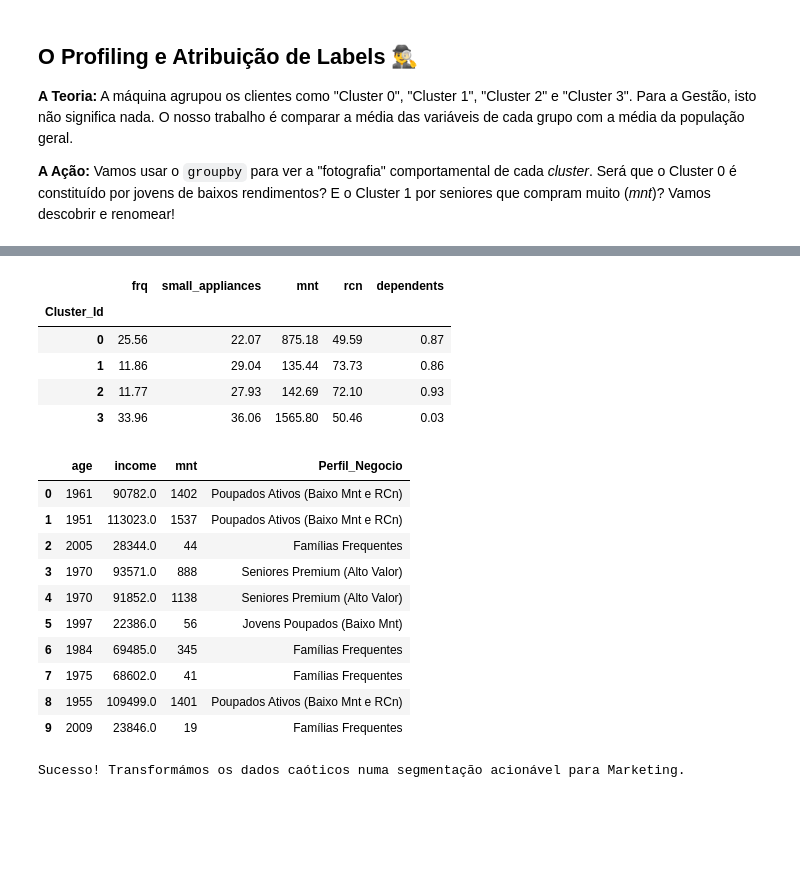
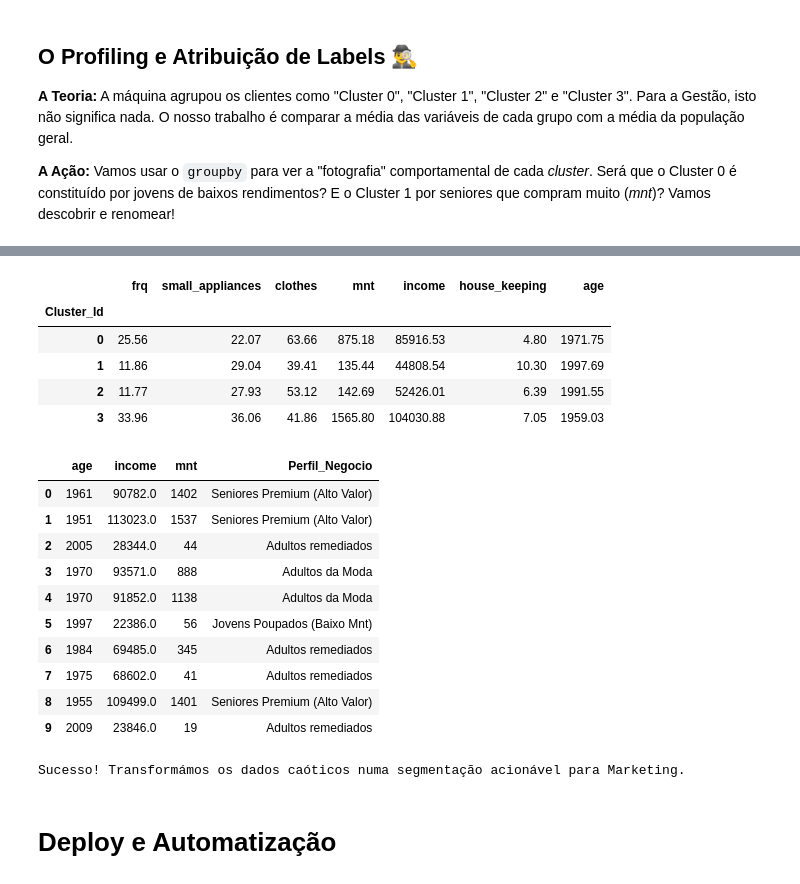
Before and after one commit to MPCCoder/Data-Science-e-Modelos-Preditivos, a Jupyter notebook: Data_Science_e_Modelos_Preditivos_Lab5.ipynb, the cells around one changed output, grey strips where cells are left out. Drawn from its saved outputs; the diff is of its cells as text; code cells hidden in the pictures; blank space fills up the shorter version.

```diff
--- a/Data_Science_e_Modelos_Preditivos_Lab5.ipynb
+++ b/Data_Science_e_Modelos_Preditivos_Lab5.ipynb
@@ -77,7 +77,7 @@ O Pandas transforma este ficheiro num DataFrame (uma tabela nativa do Python).
 # %%
 csv_github_url = 'https://raw.githubusercontent.com/MPCCoder/Data-Science-e-Modelos-Preditivos/refs/heads/main/datamining.csv'
 df = pd.read_csv(csv_github_url)
-
+df_original = df.copy()
 print("CSV carregado com sucesso do GitHub!")
 df.head(20)
 # %% [output]
@@ -789,50 +798,55 @@ df_final.head()
 # %%
 import numpy as np
 
 # 1. Recuperar o DataFrame com os dados originais não escalados e o Cluster_Id
-# df_unscaled_for_interpretation já contém os dados originais não escalados e o 'Cluster_Id'
-#df_profiling_unscaled = df_unscaled_for_interpretation.copy()
+# Primeiramente, garantimos que df_original tem as mesmas linhas que df_final após o dropna.
+df_profiling_unscaled = df_original.loc[df_final.index].copy()
+df_profiling_unscaled['Cluster_Id'] = df_final['Cluster_Id']
+
 
 # 2. Calcular a média das variáveis mais importantes por Cluster usando o DataFrame não escalado
-colunas_chave = ['frq', 'small_appliances', 'mnt', 'rcn', 'dependents'] # Removed duplicate 'frq'
+# colunas_chave should refer to the original unscaled column names.
+# Corrected 'Valor_Small_appliances' to 'small_appliances' as df_profiling_unscaled is based on df_original.
+colunas_chave = ['frq', 'small_appliances', 'clothes', 'mnt', 'income', 'house_keeping','age']
 
-#perfil_clusters = df_profiling_unscaled.groupby('Cluster_Id')[colunas_chave].mean().round(2)
+perfil_clusters = df_profiling_unscaled.groupby('Cluster_Id')[colunas_chave].mean().round(2)
 
 display(perfil_clusters)
 
 # 3. Depois de olhar para a tabela acima e interpretar as médias, atribua os Labels de Negócio!
-# (Os nomes abaixo são fictícios, adapte-os de acordo com as médias que observar!)
 dicionario_labels = {
-    0: "Seniores Premium (Alto Valor)",
+    0: "Adultos da Moda",
     1: "Jovens Poupados (Baixo Mnt)",
-    2: "Famílias Frequentes",
-    3: "Poupados Ativos (Baixo Mnt e RCn)" # Placeholder label for Cluster 3, please adjust based on profiling
+    2: "Adultos remediados",
+    3: "Seniores Premium (Alto Valor)"
 }
 
 # 4. Mapear a nova inteligência de negócio no DataFrame original para visualização
 df_profiling_unscaled['Perfil_Negocio'] = df_profiling_unscaled['Cluster_Id'].map(dicionario_labels)
 
 # 5. Mapear a nova inteligência de negócio no df_final (escalado) para consistência nos próximos passos
 df_final['Perfil_Negocio'] = df_final['Cluster_Id'].map(dicionario_labels)
 
 display(df_profiling_unscaled[['age', 'income', 'mnt', 'Perfil_Negocio']].head(10))
 print("Sucesso! Transformámos os dados caóticos numa segmentação acionável para Marketing.")
 # %% [output]
-|  | frq | small_appliances | mnt | rcn | dependents |
-| Cluster_Id |  |  |  |  |  |
-| 0 | 25.56 | 22.07 | 875.18 | 49.59 | 0.87 |
-| 1 | 11.86 | 29.04 | 135.44 | 73.73 | 0.86 |
-| 2 | 11.77 | 27.93 | 142.69 | 72.10 | 0.93 |
-| 3 | 33.96 | 36.06 | 1565.80 | 50.46 | 0.03 |
+|  | frq | small_appliances | clothes | mnt | income | house_keeping | age |
+| Cluster_Id |  |  |  |  |  |  |  |
+| 0 | 25.56 | 22.07 | 63.66 | 875.18 | 85916.53 | 4.80 | 1971.75 |
+| 1 | 11.86 | 29.04 | 39.41 | 135.44 | 44808.54 | 10.30 | 1997.69 |
+| 2 | 11.77 | 27.93 | 53.12 | 142.69 | 52426.01 | 6.39 | 1991.55 |
+| 3 | 33.96 | 36.06 | 41.86 | 1565.80 | 104030.88 | 7.05 | 1959.03 |
 |  | age | income | mnt | Perfil_Negocio |
-| 0 | 1961 | 90782.0 | 1402 | Poupados Ativos (Baixo Mnt e RCn) |
-| 1 | 1951 | 113023.0 | 1537 | Poupados Ativos (Baixo Mnt e RCn) |
-| 2 | 2005 | 28344.0 | 44 | Famílias Frequentes |
-| 3 | 1970 | 93571.0 | 888 | Seniores Premium (Alto Valor) |
-| 4 | 1970 | 91852.0 | 1138 | Seniores Premium (Alto Valor) |
+| 0 | 1961 | 90782.0 | 1402 | Seniores Premium (Alto Valor) |
+| 1 | 1951 | 113023.0 | 1537 | Seniores Premium (Alto Valor) |
+| 2 | 2005 | 28344.0 | 44 | Adultos remediados |
+| 3 | 1970 | 93571.0 | 888 | Adultos da Moda |
+| 4 | 1970 | 91852.0 | 1138 | Adultos da Moda |
 | 5 | 1997 | 22386.0 | 56 | Jovens Poupados (Baixo Mnt) |
-| 6 | 1984 | 69485.0 | 345 | Famílias Frequentes |
-| 7 | 1975 | 68602.0 | 41 | Famílias Frequentes |
-| 8 | 1955 | 109499.0 | 1401 | Poupados Ativos (Baixo Mnt e RCn) |
-| 9 | 2009 | 23846.0 | 19 | Famílias Frequentes |
+| 6 | 1984 | 69485.0 | 345 | Adultos remediados |
+| 7 | 1975 | 68602.0 | 41 | Adultos remediados |
+| 8 | 1955 | 109499.0 | 1401 | Seniores Premium (Alto Valor) |
+| 9 | 2009 | 23846.0 | 19 | Adultos remediados |
 Sucesso! Transformámos os dados caóticos numa segmentação acionável para Marketing.
+# %% [markdown]
+# Deploy e Automatização
```
Also changed, not shown: parts of 9 cells of this notebook.
